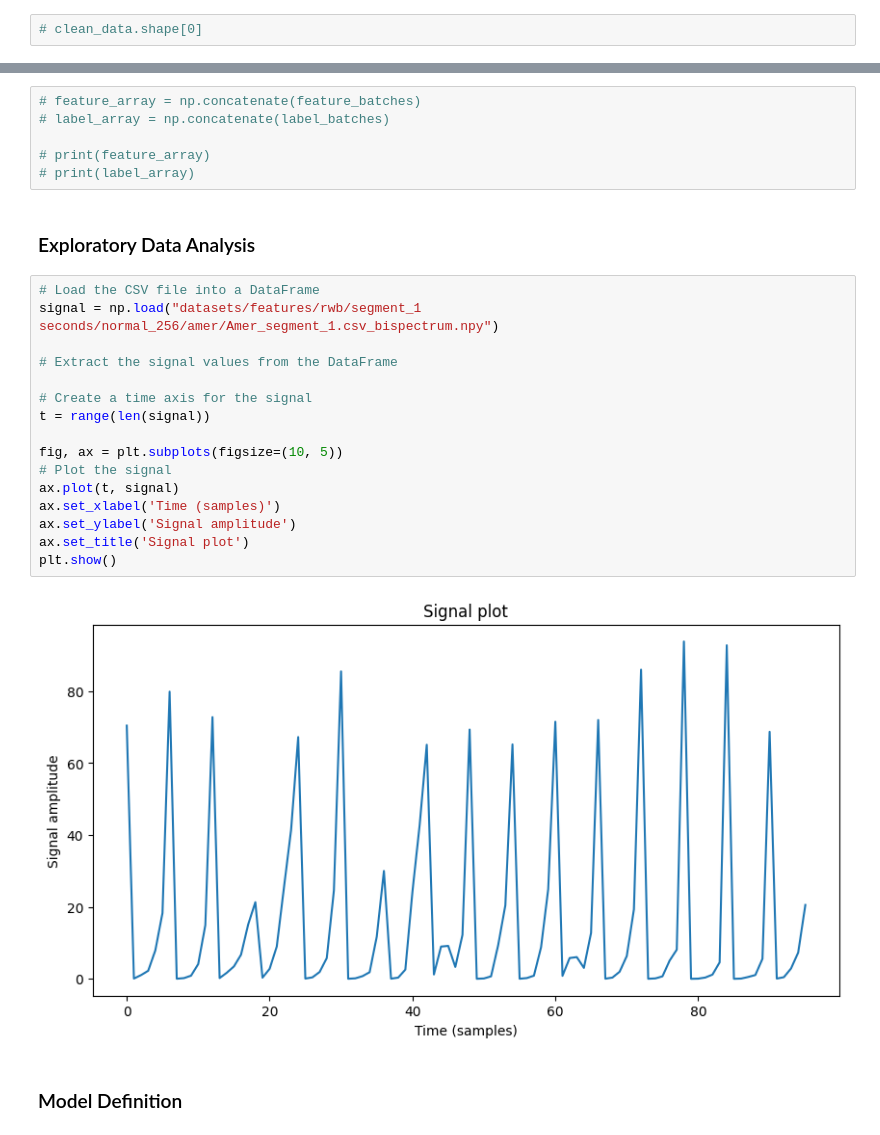
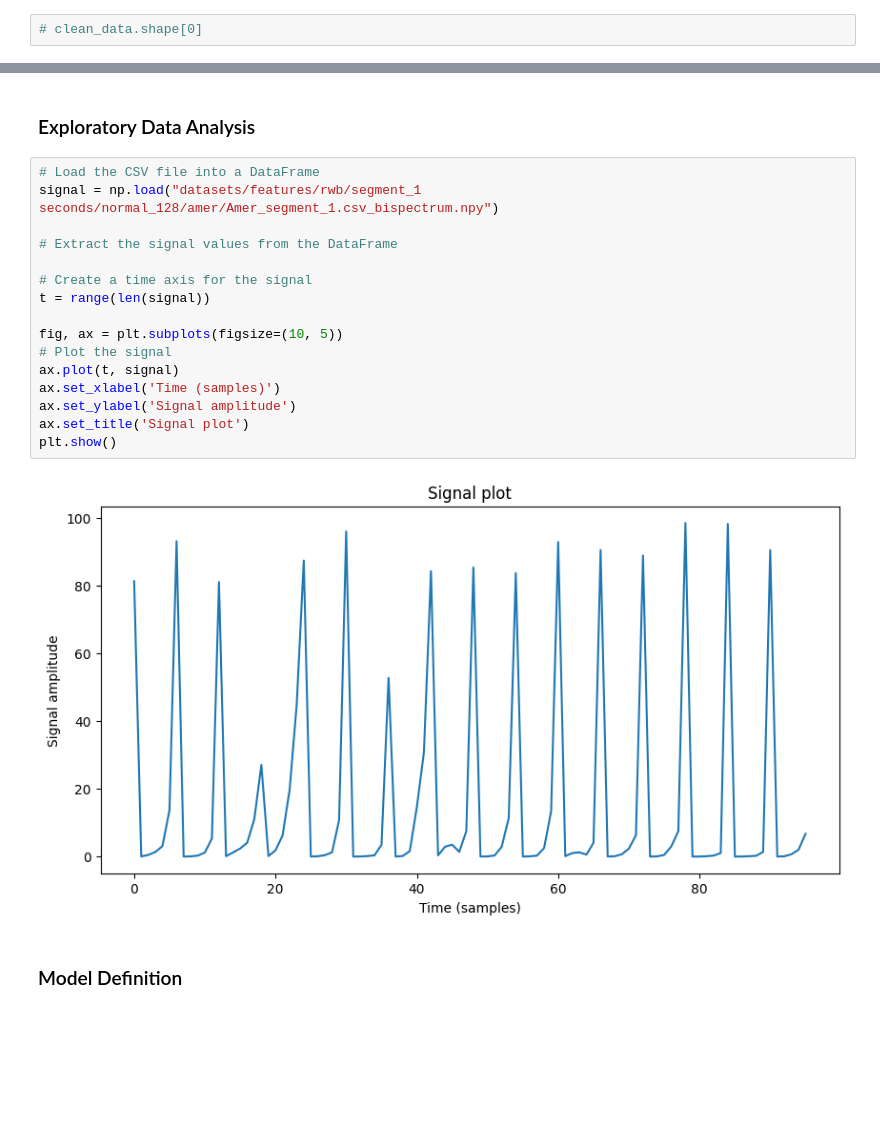
Before and after one commit to frrp16/eeg-autism-classification, a Jupyter notebook: ANN_rwb_2_layers.ipynb, the cells around one changed output, grey strips where cells are left out. Drawn from its saved outputs; the diff is of its cells as text; blank space fills up the shorter version.

```diff
--- a/ANN_rwb_2_layers.ipynb
+++ b/ANN_rwb_2_layers.ipynb
@@ -222,29 +179,23 @@ test:  (311, 3)
-# %%
-# feature_array = np.concatenate(feature_batches)
-# label_array = np.concatenate(label_batches)
-
-# print(feature_array)
-# print(label_array)
 # %% [markdown]
 ### Exploratory Data Analysis
 # %%
 # Load the CSV file into a DataFrame
-signal = np.load("datasets/features/rwb/segment_1 seconds/normal_256/amer/Amer_segment_1.csv_bispectrum.npy")
+signal = np.load("datasets/features/rwb/segment_1 seconds/normal_128/amer/Amer_segment_1.csv_bispectrum.npy")
 
 # Extract the signal values from the DataFrame
 
 # Create a time axis for the signal
 t = range(len(signal))
 
 fig, ax = plt.subplots(figsize=(10, 5))
 # Plot the signal
 ax.plot(t, signal)
 ax.set_xlabel('Time (samples)')
 ax.set_ylabel('Signal amplitude')
 ax.set_title('Signal plot')
 plt.show()
 # %% [output]
-[figure, old version]
+[figure, new version]
 # %% [markdown]
 ### Model Definition
 # %%
```
Also changed, not shown: parts of 16 cells of this notebook, 10 other files.
